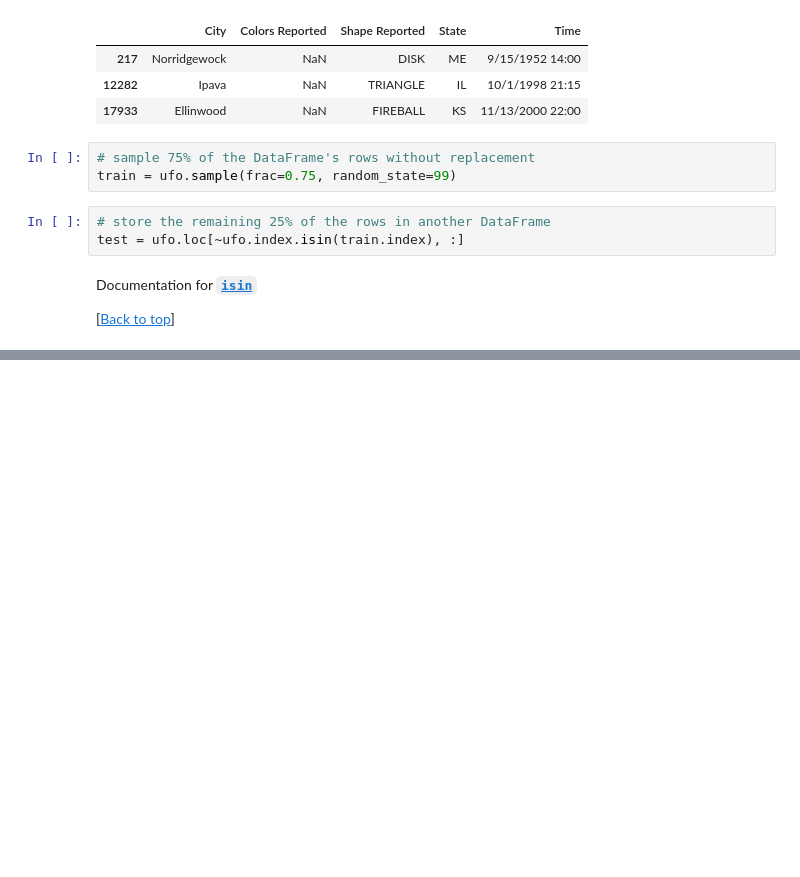
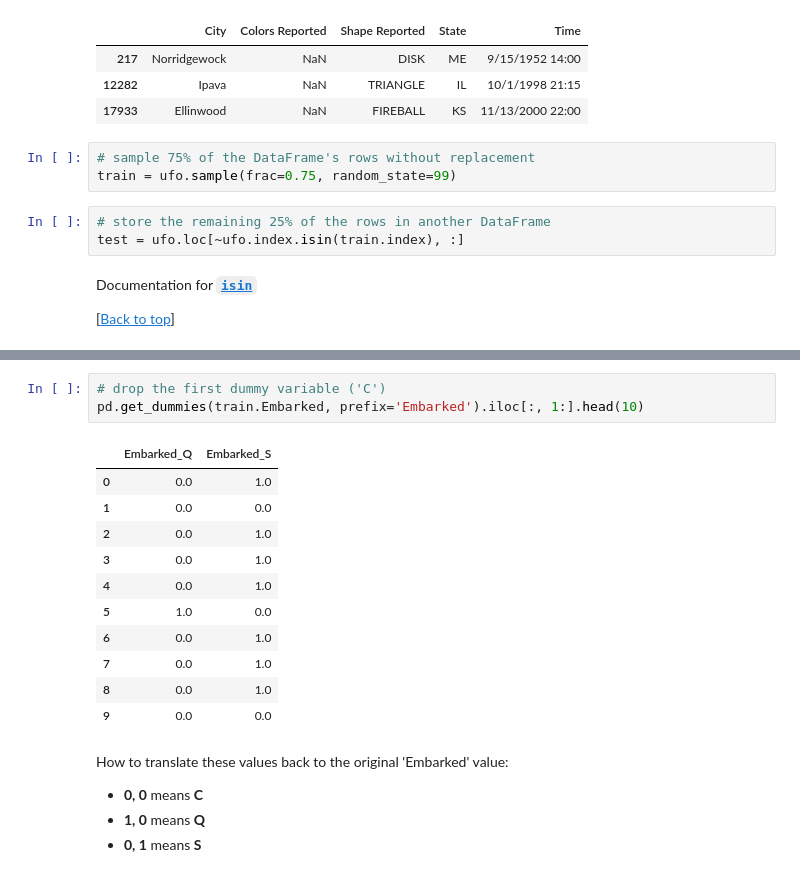
Before and after one commit to justmarkham/pandas-videos, a Jupyter notebook: pandas.ipynb, the cells around one changed output, grey strips where cells are left out. Cells and saved outputs as stored; diff of their text form; blank space fills up the shorter version.

```diff
--- a/pandas.ipynb
+++ b/pandas.ipynb
@@ -2419,0 +2497,21 @@ Documentation for [**`isin`**](http://pandas.pydata.org/pandas-docs/stable/gener
+# %%
+# drop the first dummy variable ('C')
+pd.get_dummies(train.Embarked, prefix='Embarked').iloc[:, 1:].head(10)
+# %% [output]
+|  | Embarked_Q | Embarked_S |
+| 0 | 0.0 | 1.0 |
+| 1 | 0.0 | 0.0 |
+| 2 | 0.0 | 1.0 |
+| 3 | 0.0 | 1.0 |
+| 4 | 0.0 | 1.0 |
+| 5 | 1.0 | 0.0 |
+| 6 | 0.0 | 1.0 |
+| 7 | 0.0 | 1.0 |
+| 8 | 0.0 | 1.0 |
+| 9 | 0.0 | 0.0 |
+# %% [markdown]
+How to translate these values back to the original 'Embarked' value:
+
+- **0, 0** means **C**
+- **1, 0** means **Q**
+- **0, 1** means **S**
```
Also changed, not shown: parts of 17 cells of this notebook, 1 other file.
